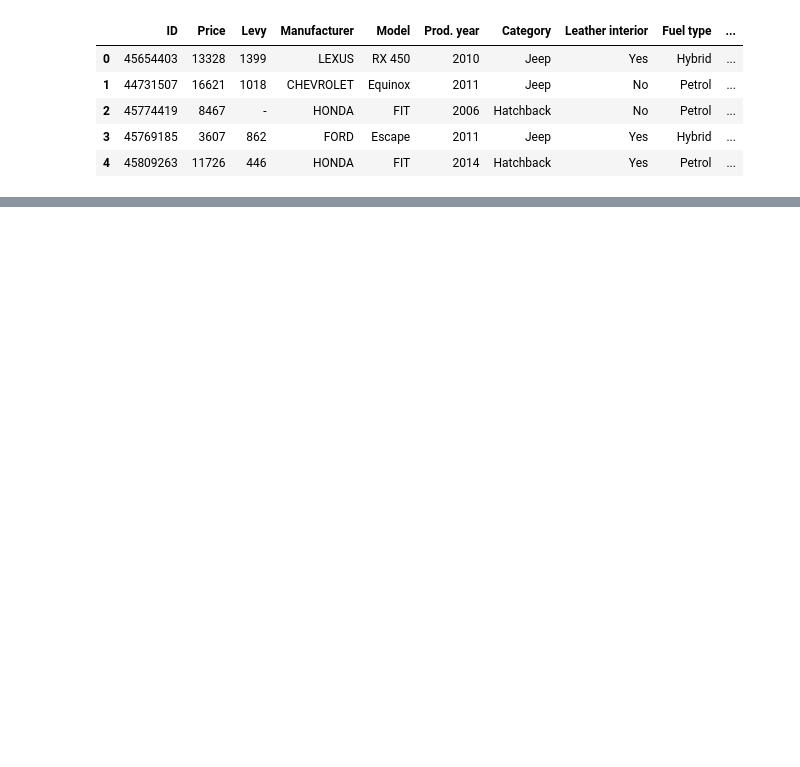
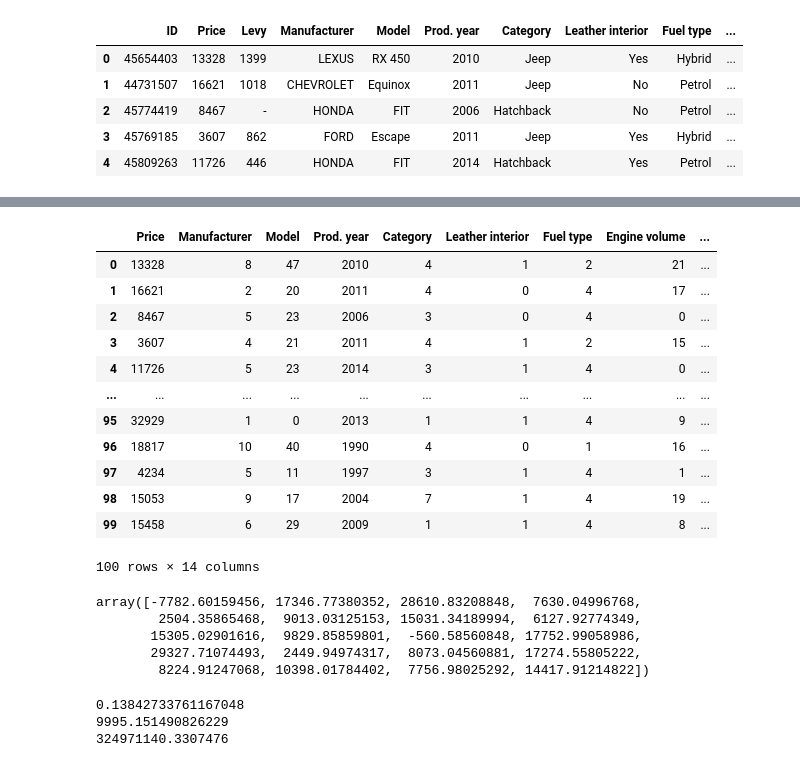
Before and after one commit to AliHShahid/CarPricePrediction, a Jupyter notebook: modelfile.ipynb, the cells around one changed output, grey strips where cells are left out. Drawn from its saved outputs; the diff is of its cells as text; code cells hidden in the pictures; blank space fills up the shorter version.

```diff
--- a/modelfile.ipynb
+++ b/modelfile.ipynb
@@ -67,0 +119,3 @@ sns.relplot(x='Mileage',y='Price',data=car,height=7,aspect=1.5)
+# %%
+objectcolumns = df.select_dtypes('object').columns.to_list()
+objectcolumns
@@ -67,0 +133,20 @@ sns.relplot(x='Mileage',y='Price',data=car,height=7,aspect=1.5)
+# %%
+labe = LabelEncoder()
+for i in objectcolumns:
+    df[i] = labe.fit_transform(df[i])
+
+df
+# %% [output]
+|  | Price | Manufacturer | Model | Prod. year | Category | Leather interior | Fuel type | Engine volume | ... |
+| 0 | 13328 | 8 | 47 | 2010 | 4 | 1 | 2 | 21 | ... |
+| 1 | 16621 | 2 | 20 | 2011 | 4 | 0 | 4 | 17 | ... |
+| 2 | 8467 | 5 | 23 | 2006 | 3 | 0 | 4 | 0 | ... |
+| 3 | 3607 | 4 | 21 | 2011 | 4 | 1 | 2 | 15 | ... |
+| 4 | 11726 | 5 | 23 | 2014 | 3 | 1 | 4 | 0 | ... |
+| ... | ... | ... | ... | ... | ... | ... | ... | ... | ... |
+| 95 | 32929 | 1 | 0 | 2013 | 1 | 1 | 4 | 9 | ... |
+| 96 | 18817 | 10 | 40 | 1990 | 4 | 0 | 1 | 16 | ... |
+| 97 | 4234 | 5 | 11 | 1997 | 3 | 1 | 4 | 1 | ... |
+| 98 | 15053 | 9 | 17 | 2004 | 7 | 1 | 4 | 19 | ... |
+| 99 | 15458 | 6 | 29 | 2009 | 1 | 1 | 4 | 8 | ... |
+100 rows × 14 columns
@@ -67,0 +161,16 @@ sns.relplot(x='Mileage',y='Price',data=car,height=7,aspect=1.5)
+# %%
+y_pred
+# %% [output]
+array([-7782.60159456, 17346.77380352, 28610.83208848,  7630.04996768,
+        2504.35865468,  9013.03125153, 15031.34189994,  6127.92774349,
+       15305.02901616,  9829.85859801,  -560.58560848, 17752.99058986,
+       29327.71074493,  2449.94974317,  8073.04560881, 17274.55805222,
+        8224.91247068, 10398.01784402,  7756.98025292, 14417.91214822])
+# %%
+print(r2_score(y_test, y_pred))
+print(mean_absolute_error(y_test, y_pred))
+print(mean_squared_error(y_test, y_pred))
+# %% [output]
+0.13842733761167048
+9995.151490826229
+324971140.3307476
```
Also changed, not shown: parts of 14 cells of this notebook.
